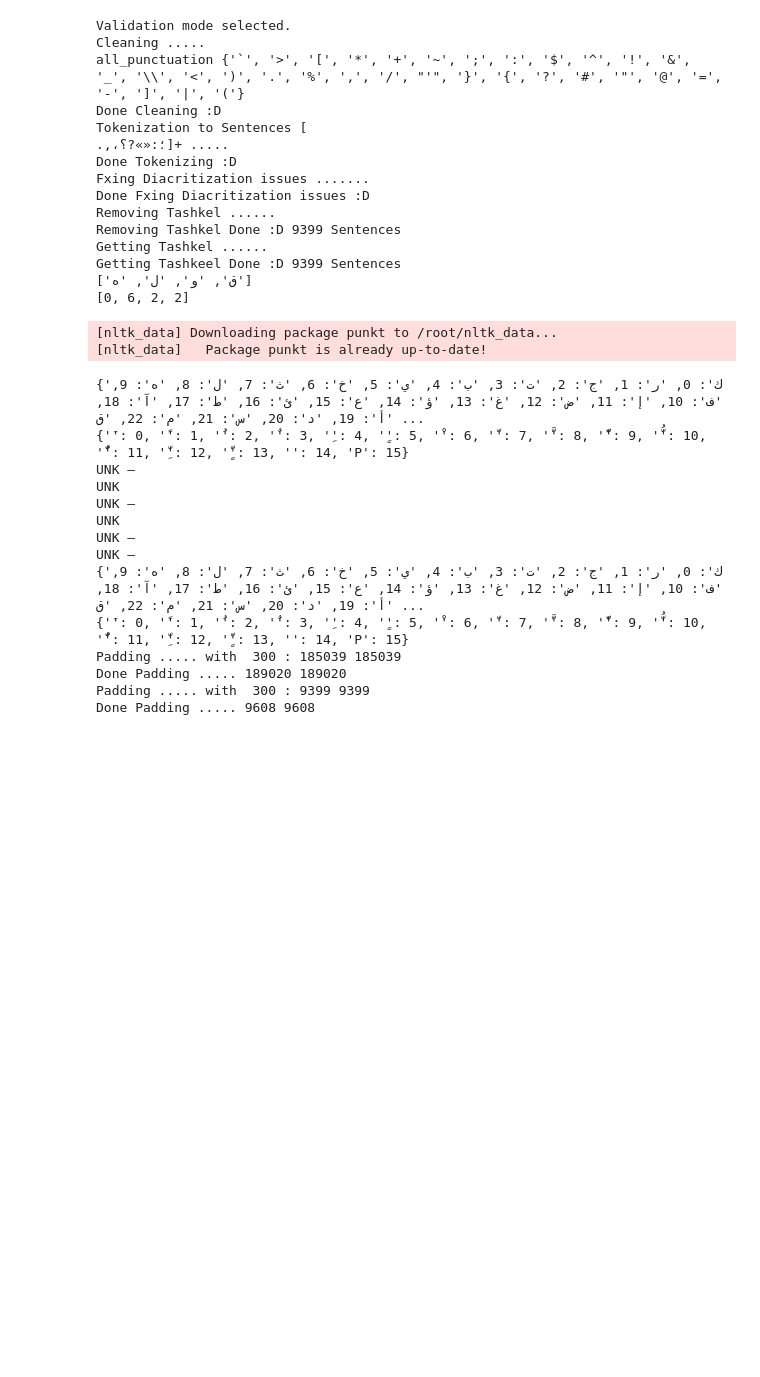
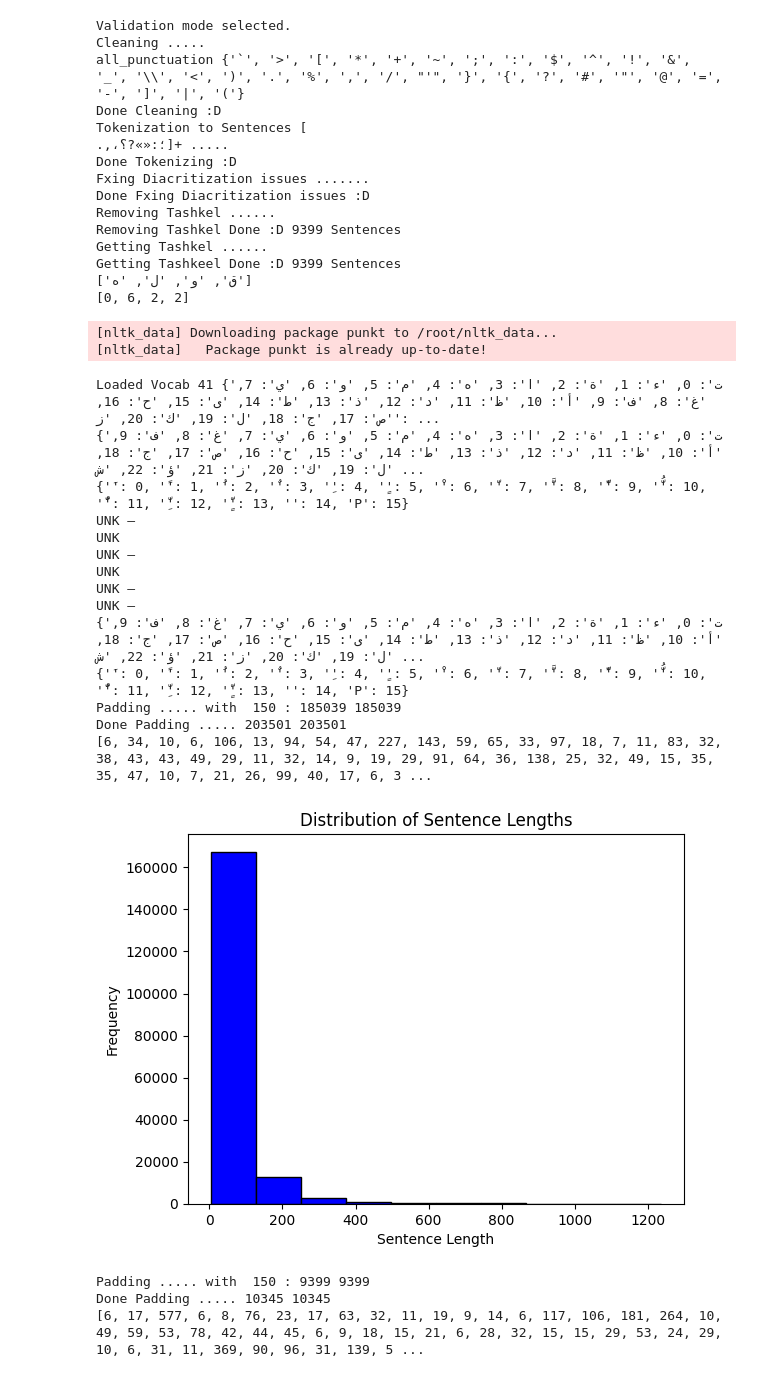
Before and after one commit to BasmaElhoseny01/Tashkeel, a Jupyter notebook: Code/TasheelNoteBook.ipynb, the cells around one changed output. Cells and saved outputs as stored; diff of their text form; code cells hidden in the pictures; blank space fills up the shorter version.

```diff
--- a/Code/TasheelNoteBook.ipynb
+++ b/Code/TasheelNoteBook.ipynb
@@ -69,13 +68,14 @@ v_sentences, v_labels, v_size = get_params(vocab_map, classes, '/content/drive/M
 # # test_sentences, test_labels, test_size = get_params(vocab_map, classes, '/content/drive/MyDrive/Tashkeel/test_X.pickle', '/content/drive/MyDrive/Tashkeel/test_Y.pickle')
 
 from tashkeel_data_set import TashkeelDataset
-max_length=300
+max_length=150
 train_dataset = TashkeelDataset(t_sentences, t_labels, vocab_map['<PAD>'],max_length)
 val_dataset = TashkeelDataset(v_sentences, v_labels, vocab_map['<PAD>'],max_length)
 # # test_dataset = TashkeelDataset(test_sentences, test_labels, vocab_map['<PAD>'],max_length)
 # %% [output]
 [nltk_data] Downloading package punkt to /root/nltk_data...
 [nltk_data]   Package punkt is already up-to-date!
-{'ك': 0, 'ر': 1, 'ج': 2, 'ت': 3, 'ب': 4, 'ي': 5, 'خ': 6, 'ث': 7, 'ل': 8, 'ه': 9, 'ف': 10, 'إ': 11, 'ض': 12, 'غ': 13, 'ؤ': 14, 'ع': 15, 'ئ': 16, 'ط': 17, 'آ': 18, 'أ': 19, 'د': 20, 'س': 21, 'م': 22, 'ق ...
+Loaded Vocab 41 {'ت': 0, 'ء': 1, 'ة': 2, 'ا': 3, 'ه': 4, 'م': 5, 'و': 6, 'ي': 7, 'غ': 8, 'ف': 9, 'أ': 10, 'ظ': 11, 'د': 12, 'ذ': 13, 'ط': 14, 'ى': 15, 'ح': 16, 'ص': 17, 'ج': 18, 'ل': 19, 'ك': 20, 'ز': ...
+{'ت': 0, 'ء': 1, 'ة': 2, 'ا': 3, 'ه': 4, 'م': 5, 'و': 6, 'ي': 7, 'غ': 8, 'ف': 9, 'أ': 10, 'ظ': 11, 'د': 12, 'ذ': 13, 'ط': 14, 'ى': 15, 'ح': 16, 'ص': 17, 'ج': 18, 'ل': 19, 'ك': 20, 'ز': 21, 'ؤ': 22, 'ش ...
 {'َ': 0, 'ً': 1, 'ُ': 2, 'ٌ': 3, 'ِ': 4, 'ٍ': 5, 'ْ': 6, 'ّ': 7, 'َّ': 8, 'ًّ': 9, 'ُّ': 10, 'ٌّ': 11, 'ِّ': 12, 'ٍّ': 13, '': 14, 'P': 15}
 UNK –
@@ -85,8 +85,11 @@
 UNK –
 UNK –
-{'ك': 0, 'ر': 1, 'ج': 2, 'ت': 3, 'ب': 4, 'ي': 5, 'خ': 6, 'ث': 7, 'ل': 8, 'ه': 9, 'ف': 10, 'إ': 11, 'ض': 12, 'غ': 13, 'ؤ': 14, 'ع': 15, 'ئ': 16, 'ط': 17, 'آ': 18, 'أ': 19, 'د': 20, 'س': 21, 'م': 22, 'ق ...
+{'ت': 0, 'ء': 1, 'ة': 2, 'ا': 3, 'ه': 4, 'م': 5, 'و': 6, 'ي': 7, 'غ': 8, 'ف': 9, 'أ': 10, 'ظ': 11, 'د': 12, 'ذ': 13, 'ط': 14, 'ى': 15, 'ح': 16, 'ص': 17, 'ج': 18, 'ل': 19, 'ك': 20, 'ز': 21, 'ؤ': 22, 'ش ...
 {'َ': 0, 'ً': 1, 'ُ': 2, 'ٌ': 3, 'ِ': 4, 'ٍ': 5, 'ْ': 6, 'ّ': 7, 'َّ': 8, 'ًّ': 9, 'ُّ': 10, 'ٌّ': 11, 'ِّ': 12, 'ٍّ': 13, '': 14, 'P': 15}
-Padding ..... with  300 : 185039 185039
-Done Padding ..... 189020 189020
-Padding ..... with  300 : 9399 9399
-Done Padding ..... 9608 9608
+Padding ..... with  150 : 185039 185039
+Done Padding ..... 203501 203501
+[6, 34, 10, 6, 106, 13, 94, 54, 47, 227, 143, 59, 65, 33, 97, 18, 7, 11, 83, 32, 38, 43, 43, 49, 29, 11, 32, 14, 9, 19, 29, 91, 64, 36, 138, 25, 32, 49, 15, 35, 35, 47, 10, 7, 21, 26, 99, 40, 17, 6, 3 ...
+[figure, added]
+Padding ..... with  150 : 9399 9399
+Done Padding ..... 10345 10345
+[6, 17, 577, 6, 8, 76, 23, 17, 63, 32, 11, 19, 9, 14, 6, 117, 106, 181, 264, 10, 49, 59, 53, 78, 42, 44, 45, 6, 9, 18, 15, 21, 6, 28, 32, 15, 15, 29, 53, 24, 29, 10, 6, 31, 11, 369, 90, 96, 31, 139, 5 ...
```
Also changed, not shown: parts of 9 cells of this notebook, 4 other files.
